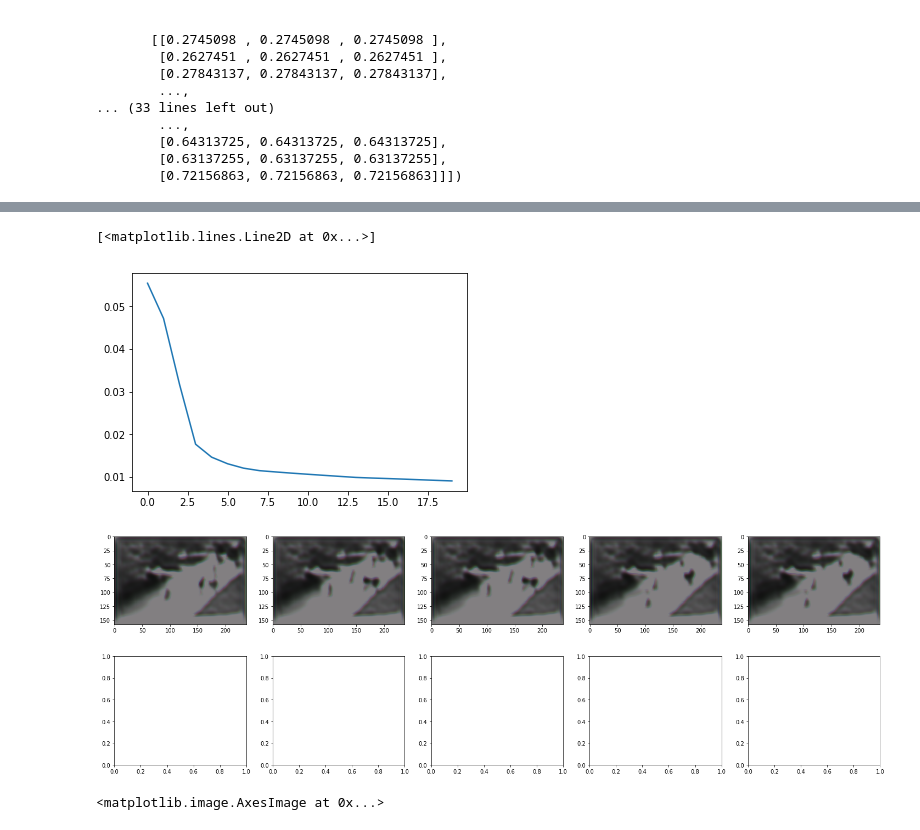
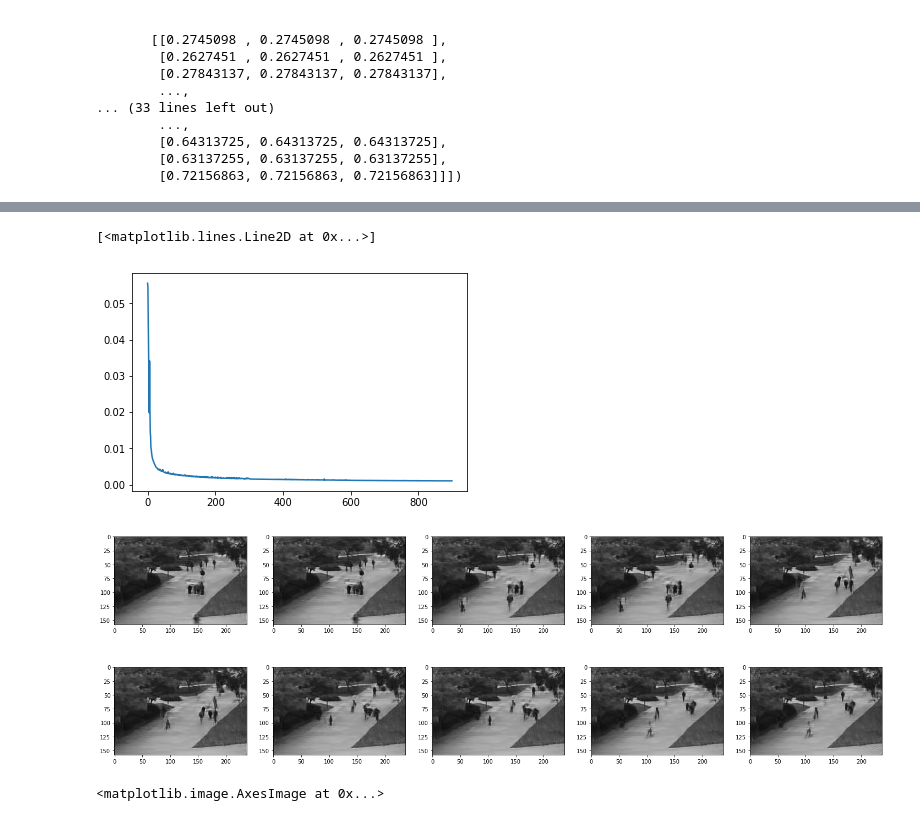
Before and after one commit to karishma33/DetectionProject, a Jupyter notebook: CNN.ipynb, the cells around one changed output, grey strips where cells are left out. Drawn from its saved outputs; the diff is of its cells as text; code cells hidden in the pictures.

Commit message:
Fixed CNN issue of not regenerating images by fixing adaptive learning rate

```diff
--- a/CNN.ipynb
+++ b/CNN.ipynb
@@ -42,7 +42,7 @@ array([[[0.36078431, 0.36078431, 0.36078431],
 # %%
 class Params:
     latent_feature_count = [10,10,3]
-    epochs = 200
+    epochs = 9000
 # %%
 class Network:
 
@@ -168,8 +168,8 @@ with tf.Session(graph=network.graph) as sess:
     sess.run(tf.global_variables_initializer())
 
     for epoch in range(Params.epochs):
-        _, merged, loss = sess.run(optim_loss, feed_dict={network.x:Dataset.train_images_[:20,:],
-                                                        network.x_: Dataset.train_images[:20,:]})
+        _, merged, loss = sess.run(optim_loss, feed_dict={network.x:Dataset.train_images_[:40,:],
+                                                        network.x_: Dataset.train_images[:40,:]})
 
         if epoch % 10 == 0:
             print('epoch:', epoch, 'loss:', loss)
@@ -202,17 +202,17 @@ epoch: 190 loss: 0.009018294
 plt.plot(loss_arr)
 # %% [output]
 [<matplotlib.lines.Line2D at 0x...>]
-[figure, old version]
+[figure, new version]
 # %%
 np.save('{}/latent_train'.format(Dataset.main),Dataset.latent)
 # %%
 fig, axs = plt.subplots(2,5, figsize=(25,8))
 axs = axs.ravel()
 
-for i, imgs in enumerate(Dataset.reproduced_images[15:25]):
+for i, imgs in enumerate(Dataset.reproduced_images[10:20]):
     axs[i].imshow(imgs[:,:,:])
 # %% [output]
-[figure, old version]
+[figure, new version]
 # %%
 axs[0].imshow(Dataset.reproduced_images[0,:,:])
 # %% [output]
```
Also changed, not shown: parts of 3 cells of this notebook, 1 other file.
